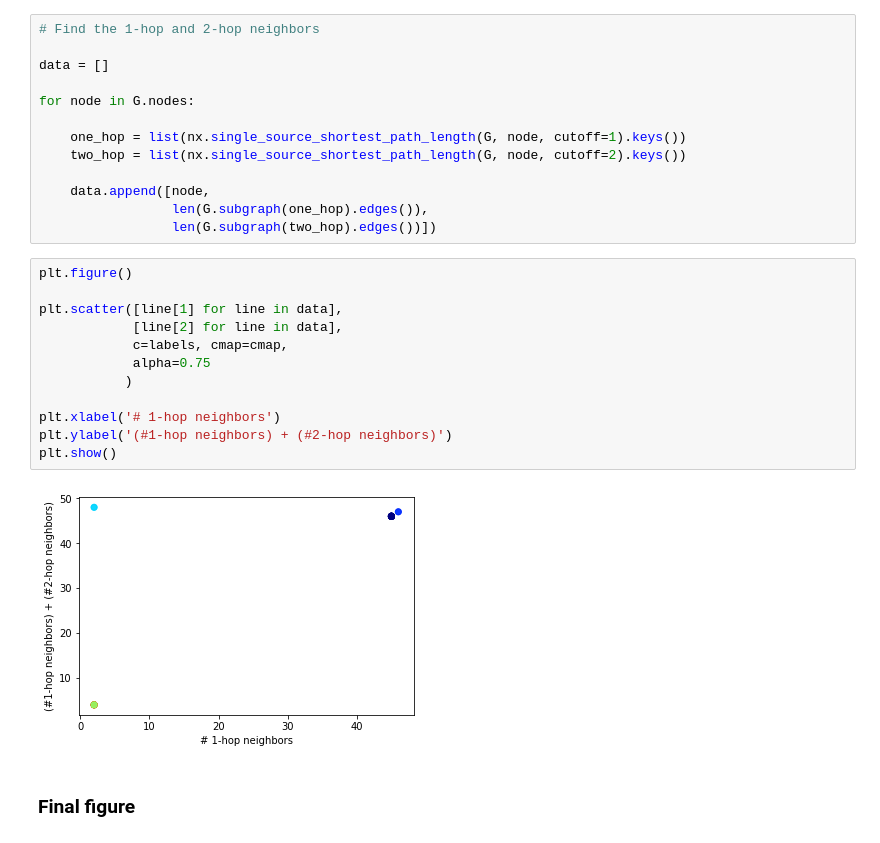
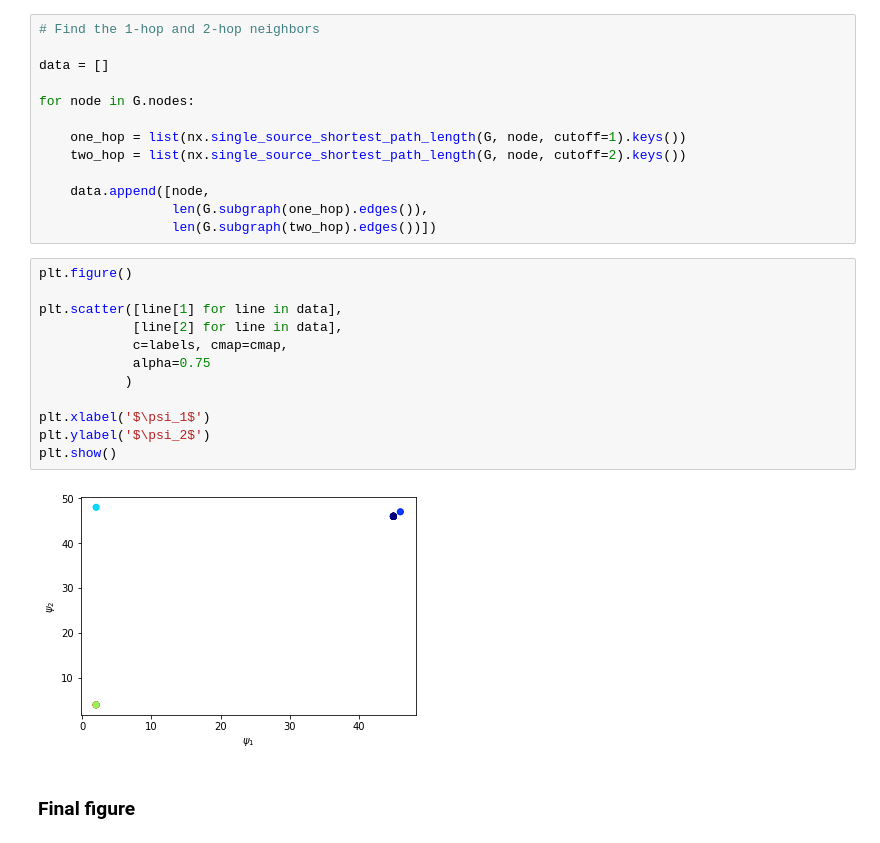
Before and after one commit to pmyers16/NeuroData-fa18, a Jupyter notebook: presentations/week6/analysis.ipynb, the cells around one changed output. Drawn from its saved outputs; the diff is of its cells as text.

```diff
--- a/presentations/week6/analysis.ipynb
+++ b/presentations/week6/analysis.ipynb
@@ -136,17 +136,17 @@ for node in G.nodes:
 # %%
 plt.figure()
 
 plt.scatter([line[1] for line in data],
             [line[2] for line in data],
             c=labels, cmap=cmap,
             alpha=0.75
            )
 
-plt.xlabel('# 1-hop neighbors')
-plt.ylabel('(#1-hop neighbors) + (#2-hop neighbors)')
+plt.xlabel('$\psi_1$')
+plt.ylabel('$\psi_2$')
 plt.show()
 # %% [output]
-[figure, old version]
+[figure, new version]
 # %% [markdown]
 ### Final figure
 # %%
```
Also changed, not shown: parts of 4 cells of this notebook.
